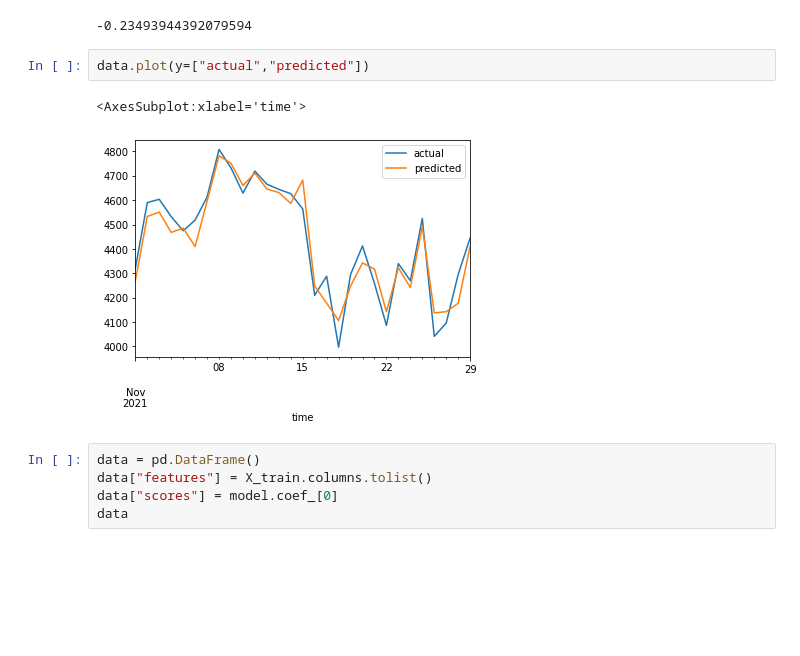
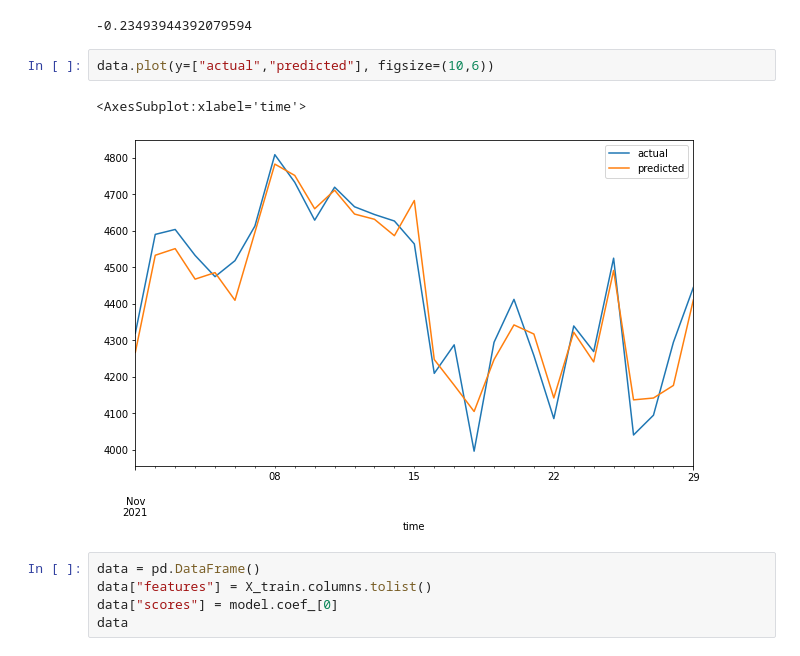
Before and after one commit to TomHOldershaw/Project4, a Jupyter notebook: 01 - Cross Validation.ipynb, the cells around one changed output. Drawn from its saved outputs; the diff is of its cells as text; blank space fills up the shorter version.

```diff
--- a/01 - Cross Validation.ipynb
+++ b/01 - Cross Validation.ipynb
@@ -381,10 +381,10 @@ print(data["difference(%)"].mean())
 # %% [output]
 -0.23493944392079594
 # %%
-data.plot(y=["actual","predicted"])
+data.plot(y=["actual","predicted"], figsize=(10,6))
 # %% [output]
 <AxesSubplot:xlabel='time'>
-[figure, old version]
+[figure, new version]
 # %%
 data = pd.DataFrame()
 data["features"] = X_train.columns.tolist()
```
Also changed, not shown: parts of 3 cells of this notebook, 2 other files.
